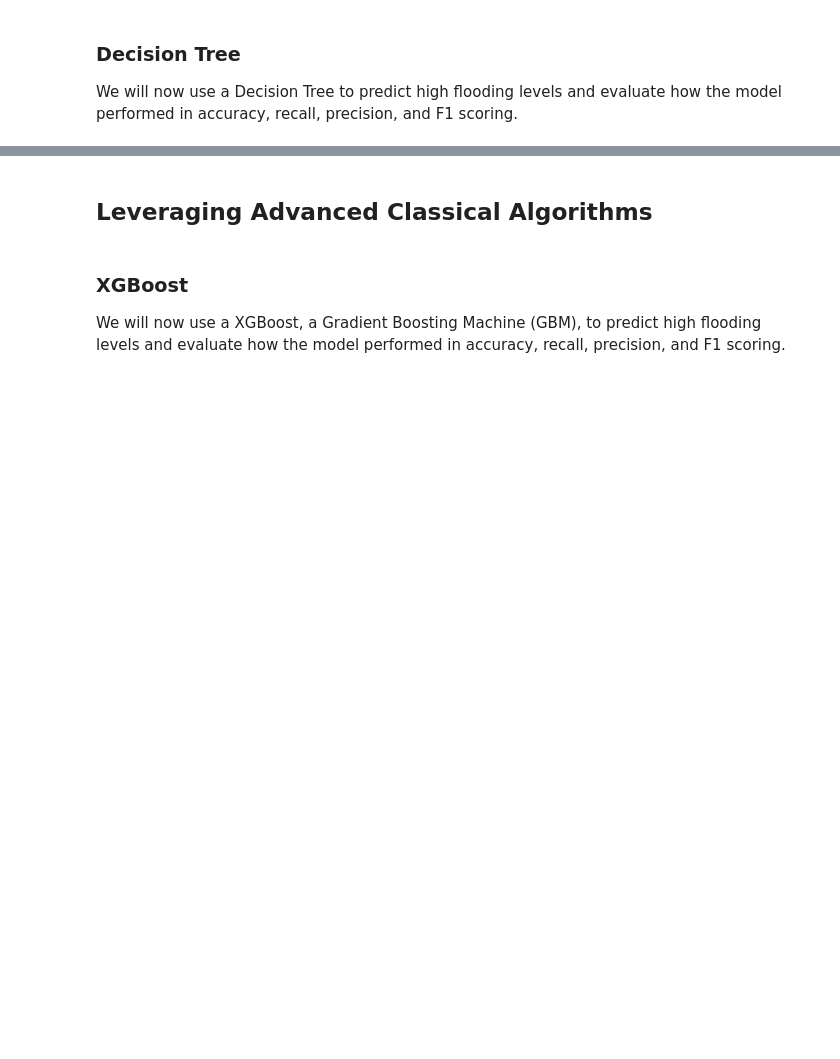
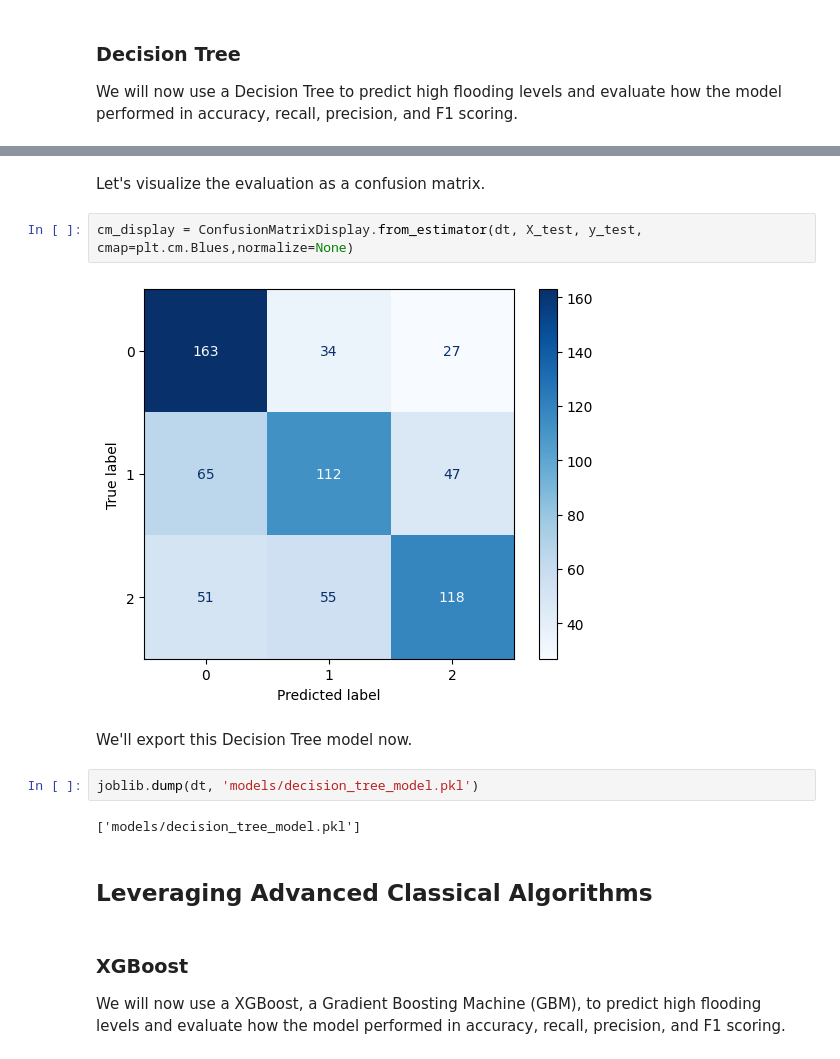
Before and after one commit to serenashah/coe379l-proj4, a Jupyter notebook: project4_notebook.ipynb, the cells around one changed output, grey strips where cells are left out. Cells and saved outputs as stored; diff of their text form; blank space fills up the shorter version.

```diff
--- a/project4_notebook.ipynb
+++ b/project4_notebook.ipynb
@@ -297,3 +326,15 @@ tree.plot_tree(dt.fit(X_train, y_train))
+# %% [markdown]
+Let's visualize the evaluation as a confusion matrix.
+# %%
+cm_display = ConfusionMatrixDisplay.from_estimator(dt, X_test, y_test, cmap=plt.cm.Blues,normalize=None)
+# %% [output]
+[figure, added]
+# %% [markdown]
+We'll export this Decision Tree model now.
+# %%
+joblib.dump(dt, 'models/decision_tree_model.pkl')
+# %% [output]
+['models/decision_tree_model.pkl']
 # %% [markdown]
 ## Leveraging Advanced Classical Algorithms
 # %% [markdown]
```
Also changed, not shown: parts of 19 cells of this notebook, 6 other files.
